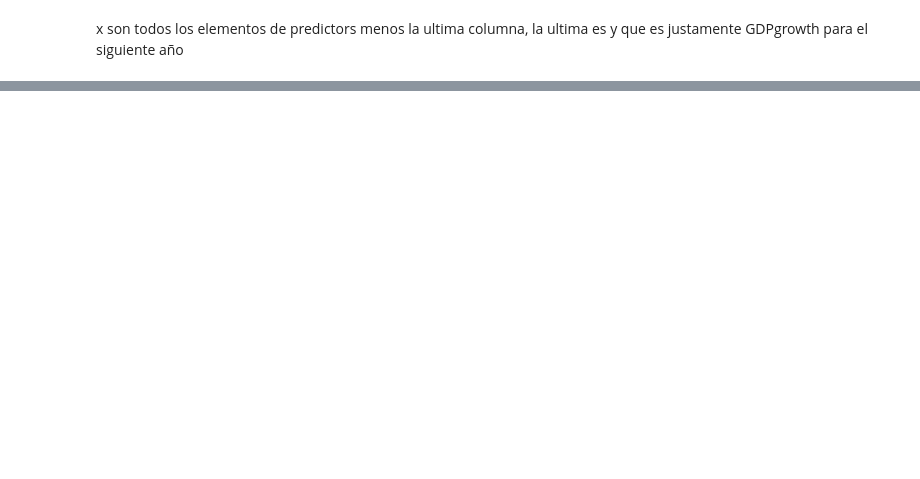
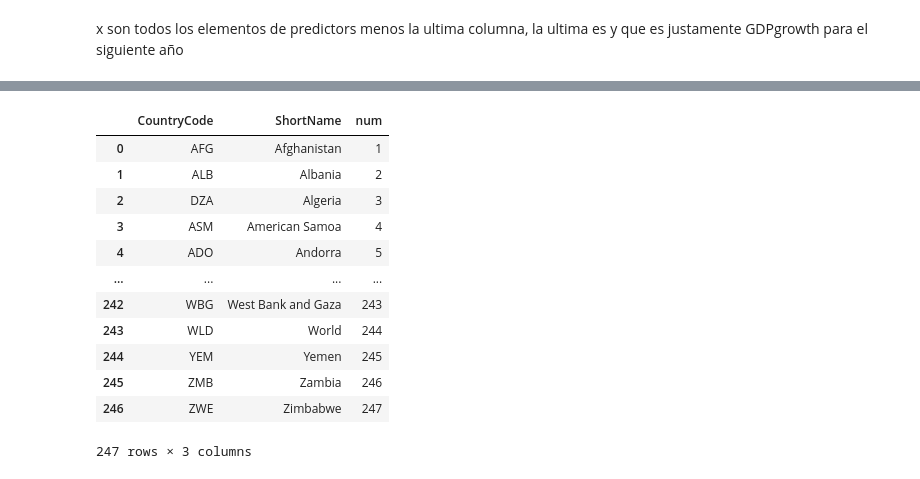
Before and after one commit to urisawsing/GDP-predictor, a Jupyter notebook: models/multicountry.ipynb, the cells around one changed output, grey strips where cells are left out. Cells and saved outputs as stored; diff of their text form; code cells hidden in the pictures; blank space fills up the shorter version.

```diff
--- a/models/multicountry.ipynb
+++ b/models/multicountry.ipynb
@@ -134,0 +226,16 @@ array([ 7.04967486e-01,  1.04396446e-01,  3.75299474e-01,  5.04698874e-01,
+# %%
+clist.numadapt()
+# %% [output]
+|  | CountryCode | ShortName | num |
+| 0 | AFG | Afghanistan | 1 |
+| 1 | ALB | Albania | 2 |
+| 2 | DZA | Algeria | 3 |
+| 3 | ASM | American Samoa | 4 |
+| 4 | ADO | Andorra | 5 |
+| ... | ... | ... | ... |
+| 242 | WBG | West Bank and Gaza | 243 |
+| 243 | WLD | World | 244 |
+| 244 | YEM | Yemen | 245 |
+| 245 | ZMB | Zambia | 246 |
+| 246 | ZWE | Zimbabwe | 247 |
+247 rows × 3 columns
```
Also changed, not shown: parts of 18 cells of this notebook.
